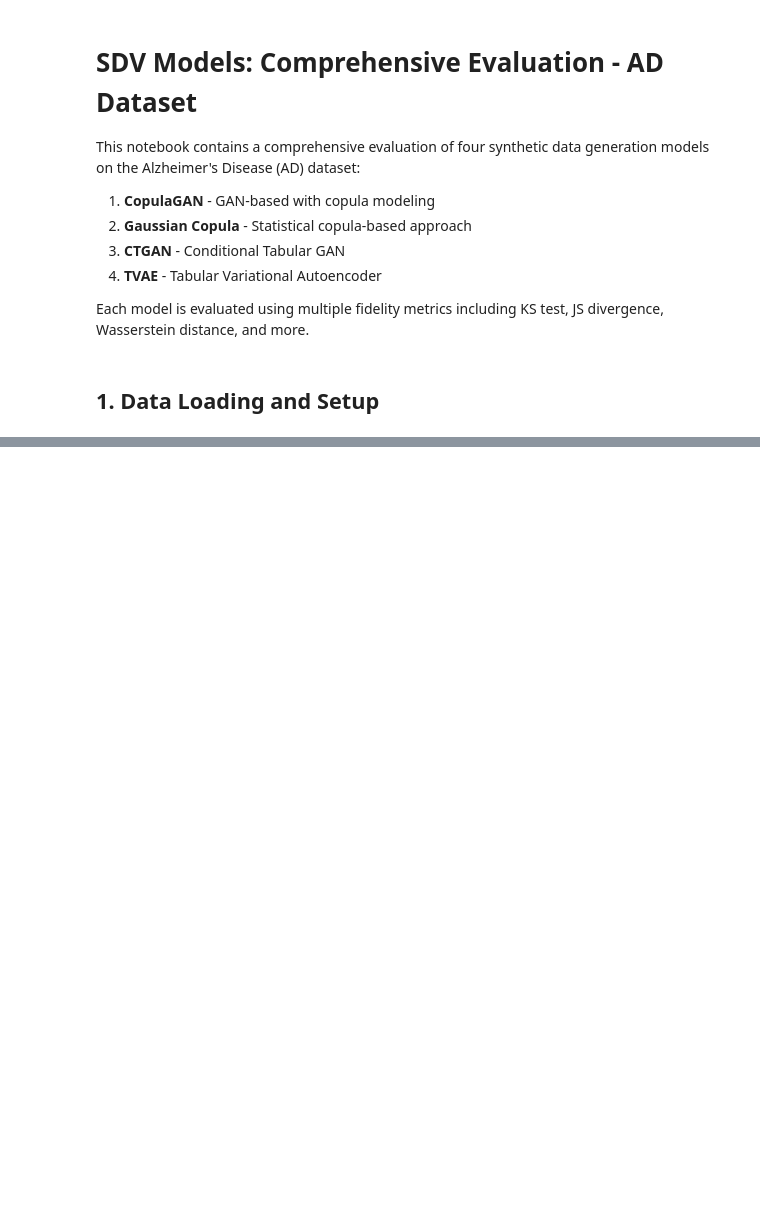
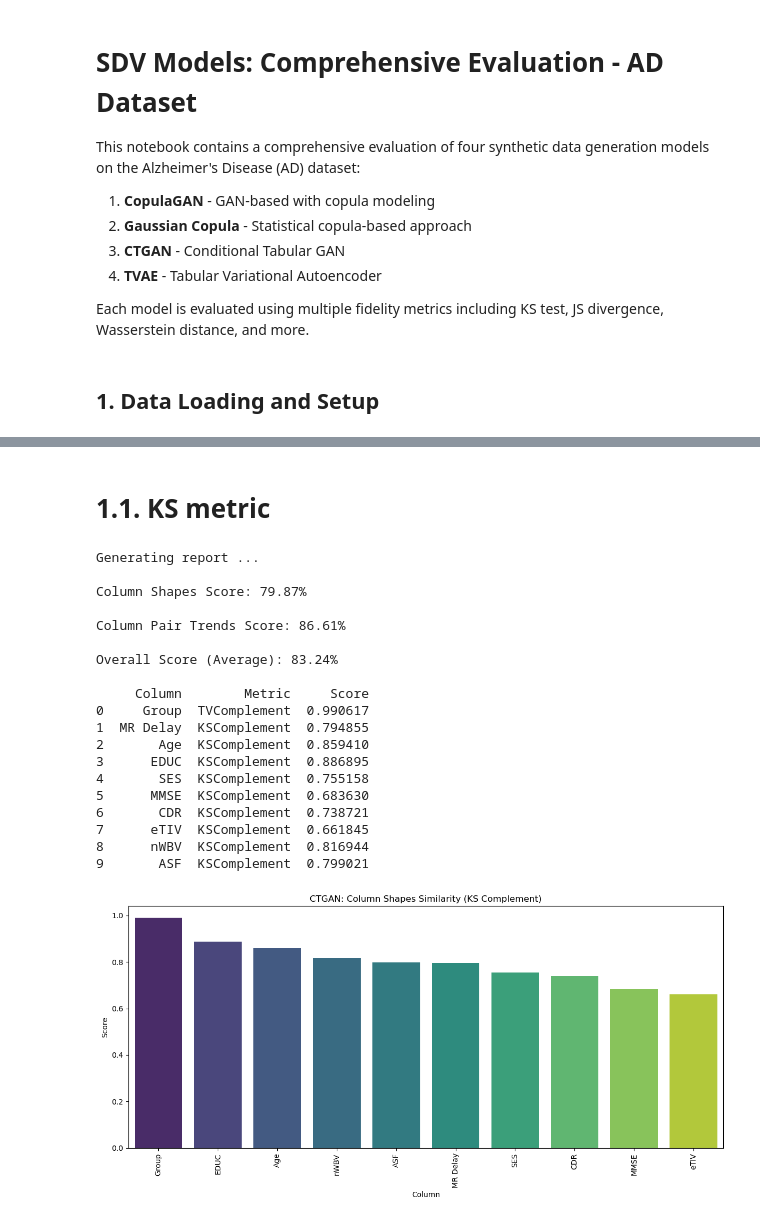
Before and after one commit to bdsul/Synthetic-data_Audit, a Jupyter notebook: Notebooks/notebook_ad_dataset.ipynb, the cells around one changed output, grey strips where cells are left out. Saved outputs shown, nothing was run; the diff lists cells and outputs as text; code cells hidden in the pictures; blank space fills up the shorter version.

```diff
--- a/Notebooks/notebook_ad_dataset.ipynb
+++ b/Notebooks/notebook_ad_dataset.ipynb
@@ -1133,0 +186,12 @@ GaussianCopula (AD) - Two-Sample Classifier Accuracy: 0.9831
+# %%
+from sdv.single_table import CTGANSynthesizer
+from sdv.evaluation.single_table import evaluate_quality, run_diagnostic
+
+# Train CTGAN model
+ctgan = CTGANSynthesizer(metadata=metadata)
+ctgan.fit(real_df)
+synthetic_data_ctgan = ctgan.sample(1000)
+
+# Diagnostic and quality check
+diagnostic_report_ctgan = run_diagnostic(real_df, synthetic_data_ctgan, metadata)
+quality_report_ctgan = evaluate_quality(real_df, synthetic_data_ctgan, metadata)
@@ -1133,0 +214,46 @@ GaussianCopula (AD) - Two-Sample Classifier Accuracy: 0.9831
+# %% [markdown]
+# 1.1. KS metric
+# %%
+from sdv.evaluation.single_table import QualityReport
+import matplotlib.pyplot as plt, seaborn as sns
+quality_report_ctgan_ks = QualityReport()
+quality_report_ctgan_ks.generate(
+    real_data=real_df,
+    synthetic_data=synthetic_data_ctgan,
+    metadata=metadata.to_dict()
+)
+
+details_ctgan = quality_report_ctgan_ks.get_details('Column Shapes')
+print(details_ctgan)
+
+plt.figure(figsize=(12,6))
+sns.barplot(
+    x='Column', y='Score',
+    data=details_ctgan.sort_values('Score', ascending=False),
+    palette='viridis'
+)
+plt.title('CTGAN: Column Shapes Similarity (KS Complement)')
+plt.xticks(rotation=90)
+plt.tight_layout()
+plt.show()
+# %% [output]
+Generating report ...
+
+Column Shapes Score: 79.87%
+
+Column Pair Trends Score: 86.61%
+
+Overall Score (Average): 83.24%
+
+     Column        Metric     Score
+0     Group  TVComplement  0.990617
+1  MR Delay  KSComplement  0.794855
+2       Age  KSComplement  0.859410
+3      EDUC  KSComplement  0.886895
+4       SES  KSComplement  0.755158
+5      MMSE  KSComplement  0.683630
+6       CDR  KSComplement  0.738721
+7      eTIV  KSComplement  0.661845
+8      nWBV  KSComplement  0.816944
+9       ASF  KSComplement  0.799021
+[figure, added]
```
Also changed, not shown: parts of 128 cells of this notebook.
